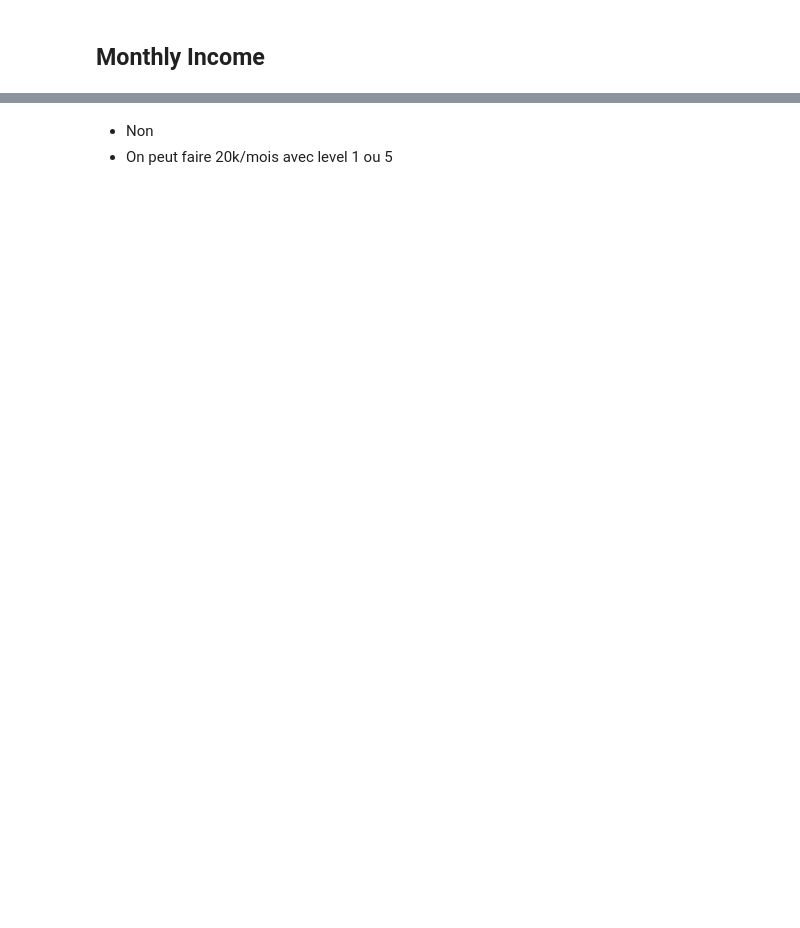
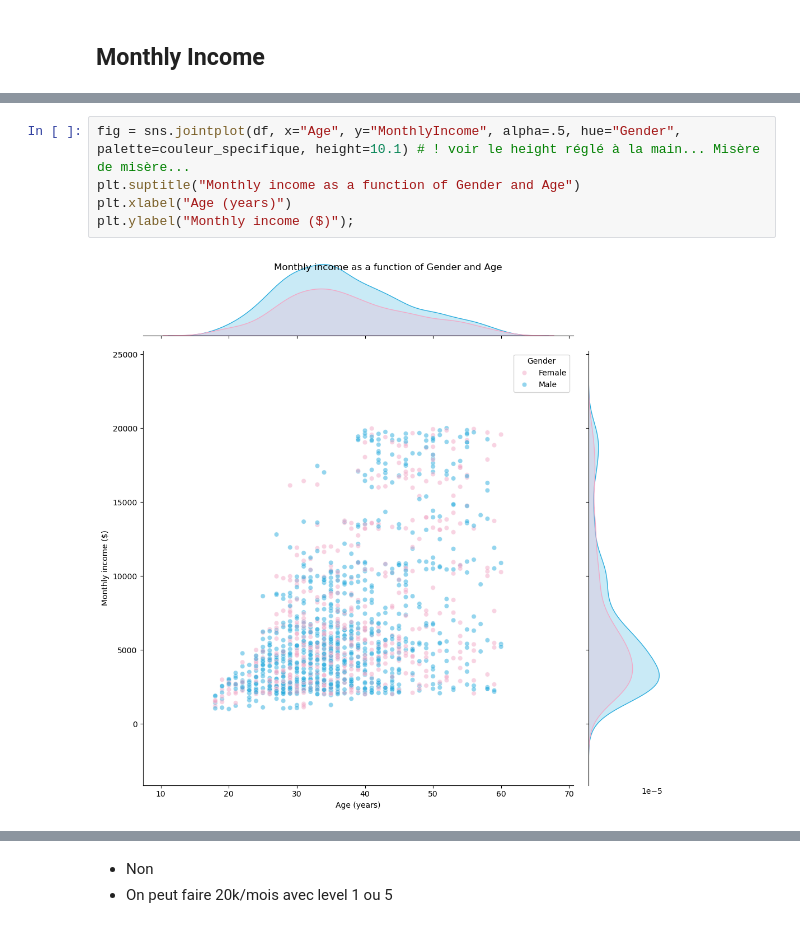
Before and after one commit to 40tude/fullstack_mars_2024, a Jupyter notebook: 02_EDA/J03_lundi_midi.ipynb, the cells around one changed output, grey strips where cells are left out. Drawn from its saved outputs; the diff is of its cells as text; blank space fills up the shorter version.

```diff
--- a/02_EDA/J03_lundi_midi.ipynb
+++ b/02_EDA/J03_lundi_midi.ipynb
@@ -152,0 +305,7 @@ df.groupby(["Gender"])["MonthlyIncome"].describe(include='all')
+# %%
+fig = sns.jointplot(df, x="Age", y="MonthlyIncome", alpha=.5, hue="Gender", palette=couleur_specifique, height=10.1) # ! voir le height réglé à la main... Misère de misère...
+plt.suptitle("Monthly income as a function of Gender and Age")
+plt.xlabel("Age (years)")
+plt.ylabel("Monthly income ($)");
+# %% [output]
+[figure, added]
```
Also changed, not shown: parts of 74 cells of this notebook, 2 other files.
